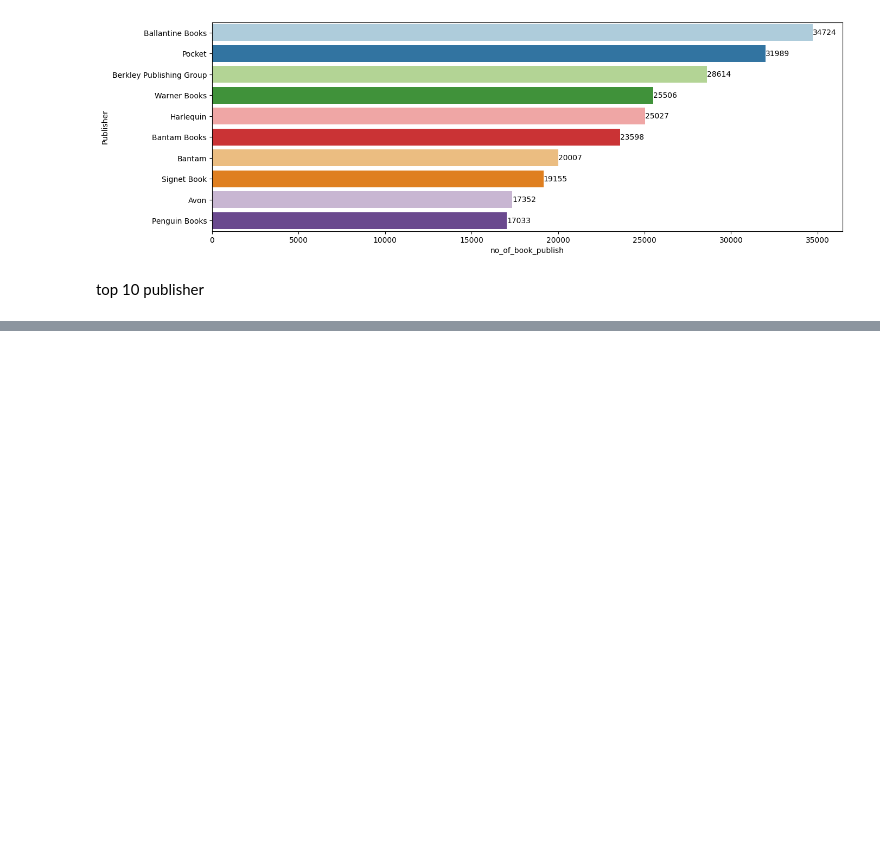
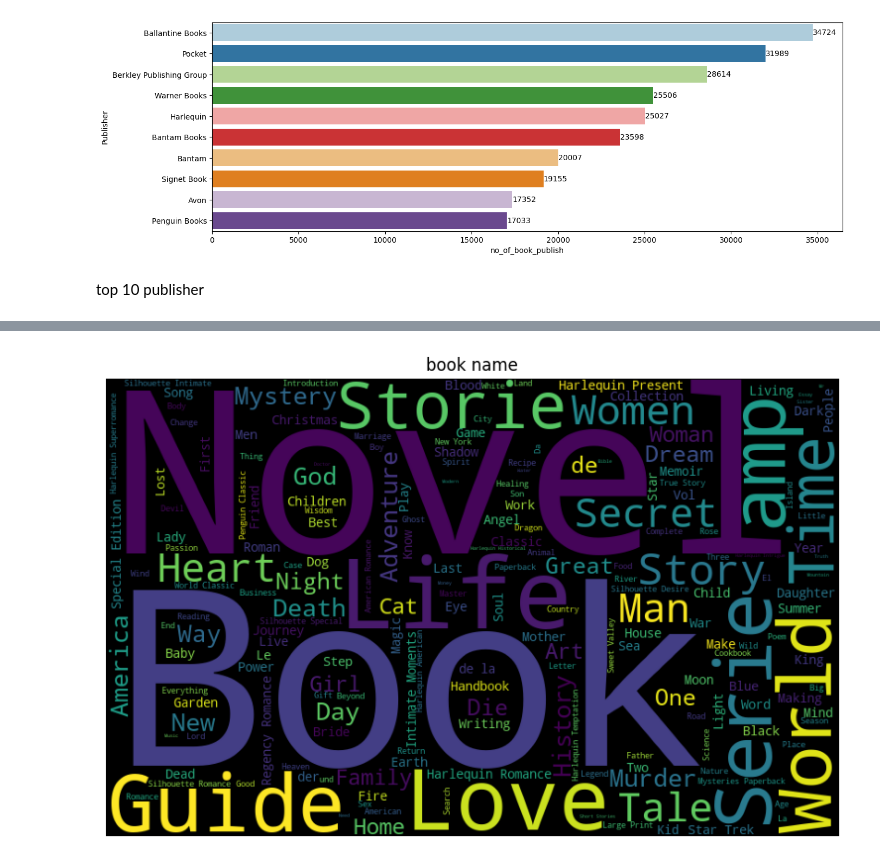
Before and after one commit to arijit99999/BookRecommendationSystem, a Jupyter notebook: notebooks/EDA.ipynb, the cells around one changed output, grey strips where cells are left out. Cells and saved outputs as stored; diff of their text form; code cells hidden in the pictures; blank space fills up the shorter version.

```diff
--- a/notebooks/EDA.ipynb
+++ b/notebooks/EDA.ipynb
@@ -262,0 +318,4 @@ top 10 publisher
+# %%
+wordcloud(title_string,'book name')
+# %% [output]
+[figure, added]
```
Also changed, not shown: parts of 10 cells of this notebook, 1 other file.
